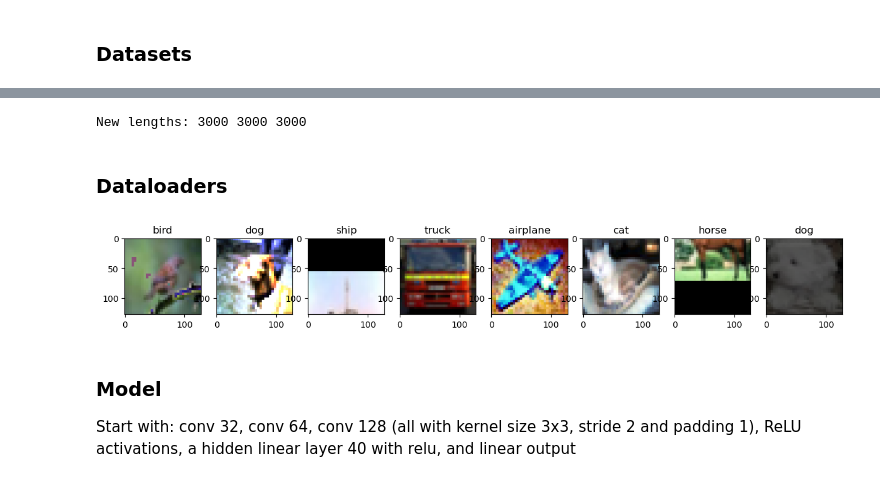
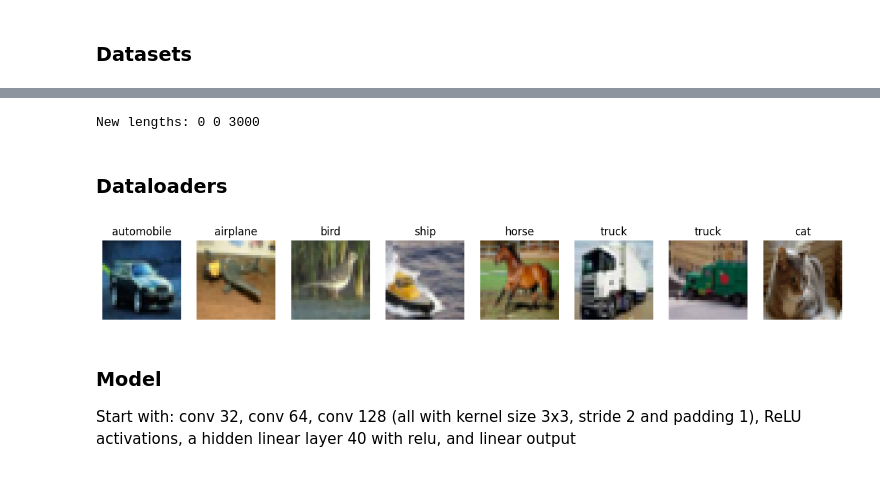
Before and after one commit to MichalSlowakiewicz/Visual-Recognition, a Jupyter notebook: LAB_1_1.ipynb, the cells around one changed output, grey strips where cells are left out. Drawn from its saved outputs; the diff is of its cells as text; code cells hidden in the pictures.

```diff
--- a/LAB_1_1.ipynb
+++ b/LAB_1_1.ipynb
@@ -39,8 +41,13 @@ print(device)
 dataset_path = Path("./data/CIFAR10/")
 dataset_path.mkdir(parents=True, exist_ok=True)
 
-image_transform = None # TODO
 
+mean, std = (0.5, 0.5, 0.5), (0.5, 0.5, 0.5)
+image_transform = v2.Compose([
+    v2.ToImage(),  # shape (C,H,W), RGB 0..255
+    v2.ToDtype(torch.float32, scale=True),  # 0..1 values
+    v2.Normalize(mean, std),
+])
 
 train_dataset = torchvision.datasets.CIFAR10(
     dataset_path, train=True, download=True, transform=image_transform
@@ -67,0 +74,8 @@ display(to_pil_image(image), classes[label])
+# %%
+to_pil_image = v2.Compose([
+    v2.Normalize([-m/s for m, s in zip(mean, std)], [1/s for s in std]),
+    v2.ToPILImage(),
+    v2.Resize(128, interpolation=v2.InterpolationMode.NEAREST)
+])
+
+display(to_pil_image(image), classes[label])
@@ -68,8 +85,14 @@ display(to_pil_image(image), classes[label])
 # %%
 # TODO limit to 3k each.
+all_indices = list(range(len(train_dataset)))
+np.random.default_rng(42).shuffle(all_indices)
+test_dataset = Subset(test_dataset, all_indices[:3000])
+val_dataset = Subset(val_dataset, all_indices[3000:6000])
+train_dataset = Subset(train_dataset, all_indices[6000:9000])
+
 print("New lengths:", len(train_dataset), len(val_dataset), len(test_dataset))
 # %% [output]
-New lengths: 3000 3000 3000
+New lengths: 0 0 3000
 # %% [markdown]
 ### Dataloaders
 # %%
@@ -89,12 +112,16 @@ image_batch, label_batch = next(iter(train_loader))
 # %%
 def show_images(images: torch.Tensor, labels: list[int], limit: int = 8) -> None:
     # TODO
-    pass
+    fig, axes = plt.subplots(nrows=1, ncols=limit, figsize=(15,2))
+    for i in range(limit):
+      axes[i].imshow(to_pil_image(images[i]))
+      axes[i].set_title(classes[labels[i].item()])
+      axes[i].axis("off")
 
 
 show_images(image_batch, label_batch)
 # %% [output]
-[figure, old version]
+[figure, new version]
 # %% [markdown]
 ### Model
 Start with: conv 32, conv 64, conv 128 (all with kernel size 3x3, stride 2 and padding 1), ReLU activations, a hidden linear layer 40 with relu, and linear output
```
Also changed, not shown: parts of 14 cells of this notebook.
